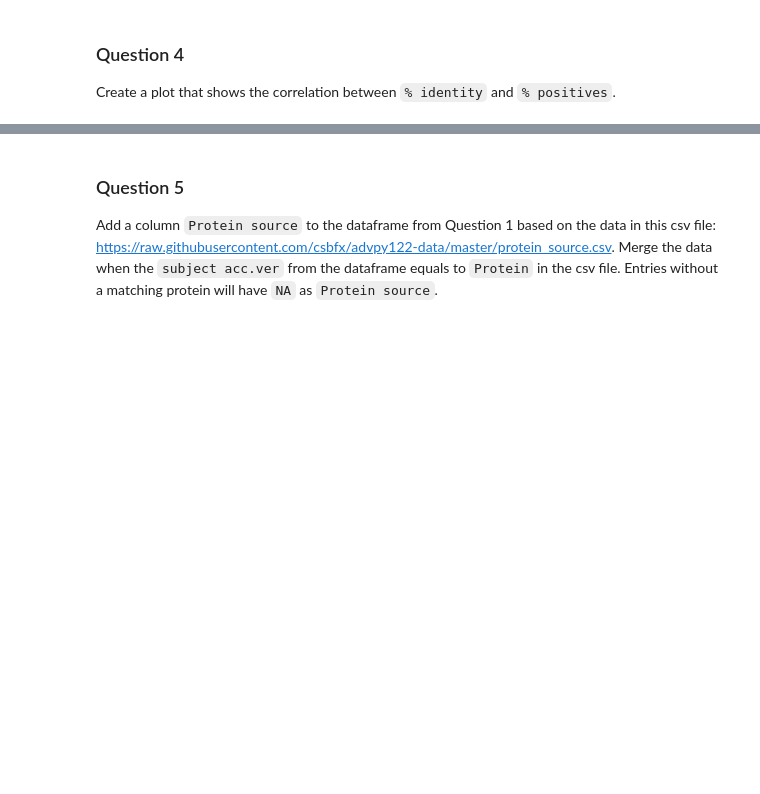
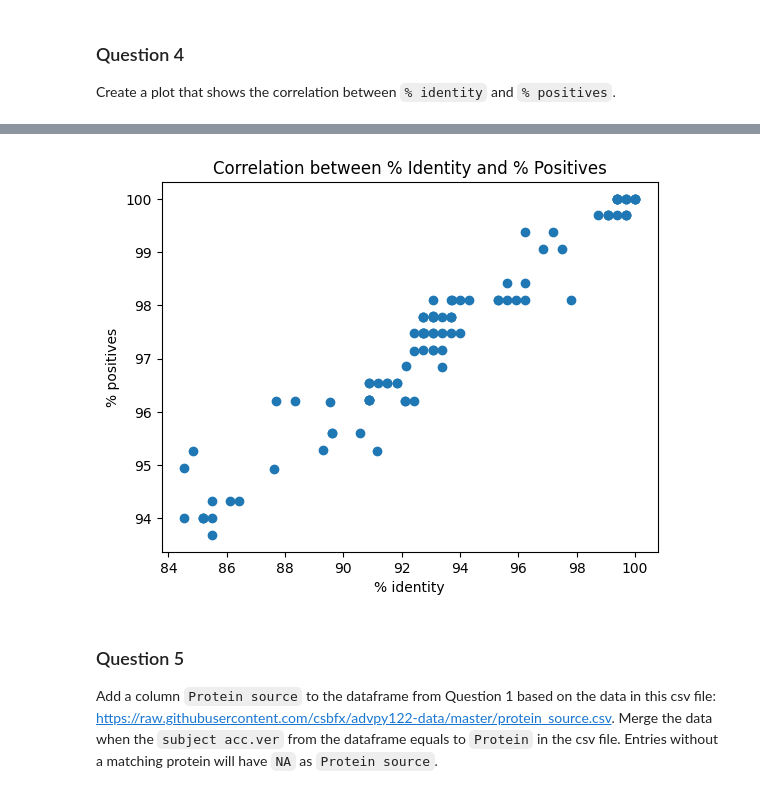
Before and after one commit to CS133-DataVisualization/cl-and-homework-aziamimoh, a Jupyter notebook: module4/M04_HW04_complicated.ipynb, the cells around one changed output, grey strips where cells are left out. Saved outputs shown, nothing was run; the diff lists cells and outputs as text; code cells hidden in the pictures; blank space fills up the shorter version.

```diff
--- a/module4/M04_HW04_complicated.ipynb
+++ b/module4/M04_HW04_complicated.ipynb
@@ -35,0 +38,3 @@ nan
+# %%
+df['publications'] = pd.to_numeric(df['publications'], errors='coerce')
+df['publications'].mean()
@@ -41,0 +46,3 @@ List the `subject acc.ver` that has over 15,000 bonds.
+# %%
+df['bonds'] = pd.to_numeric(df['bonds'].str.replace(',', ''))
+df[df['bonds'] > 15000].index.tolist()
@@ -48,3 +70,13 @@ Create a plot that shows the correlation between `% identity` and `% positives`.
+# %%
+import matplotlib.pyplot as plt
+
+plt.scatter(df['% identity'], df['% positives'])
+plt.xlabel('% identity')
+plt.ylabel('% positives')
+plt.title('Correlation between % Identity and % Positives')
+plt.show()
+# %% [output]
+[figure, added]
 # %% [markdown]
 ### Question  5
 Add a column `Protein source` to the dataframe from Question 1 based on the data in this csv file: https://raw.githubusercontent.com/csbfx/advpy122-data/master/protein_source.csv. Merge the data when the `subject acc.ver` from the dataframe equals to `Protein` in the csv file. Entries without a matching protein will have `NA` as `Protein source`.
```
Also changed, not shown: parts of 9 cells of this notebook, 1 other file.
